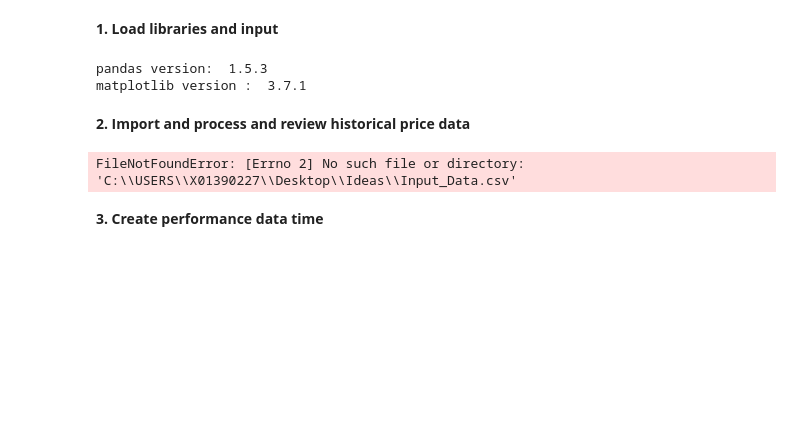
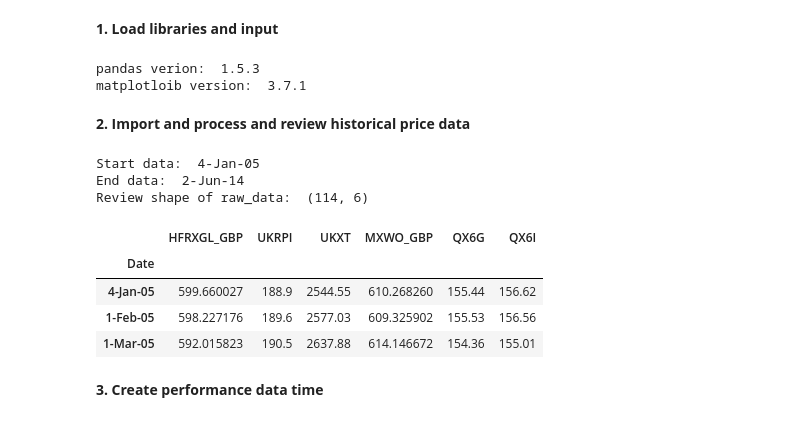
Before and after one commit to rhysdavies21/library, a Jupyter notebook: new_omega_v1.ipynb, the cells around one changed output. Cells and saved outputs as stored; diff of their text form; code cells hidden in the pictures; blank space fills up the shorter version.

```diff
--- a/new_omega_v1.ipynb
+++ b/new_omega_v1.ipynb
@@ -13,8 +13,8 @@ import matplotlib.pyplot as plt
 %matplotlib inline
 
 # Version check
-print('pandas version: ', pd.__version__)
-print('matplotlib version : ', mpl.__version__)
+print('pandas verion: ', pd.__version__)
+print('matplotloib version: ', mpl.__version__)
 
 # Create class of formats
 class color:
@@ -22,27 +22,34 @@ class color:
   UNDERLINE = '\033[4m'
   END = '\033[0m'
 # %% [output]
-pandas version:  1.5.3
-matplotlib version :  3.7.1
+pandas verion:  1.5.3
+matplotloib version:  3.7.1
 # %% [markdown]
 **2. Import and process and review historical price data**
 # %%
 # Import data from CSV
-path = r'C:\USERS\X01390227\Desktop\Ideas\Input_Data.csv'
-raw_data = pd.read_csv(path, low_memory=False)
+path = 'https://raw.githubusercontent.com/rhysdavies21/library/master/historical_financial_data_series.csv'
+raw_data = pd.read_csv(path)
 raw_data = raw_data.set_index('Date')
 
 # Review data
 start_date = raw_data.index[0]
 end_date = raw_data.index[len(raw_data)-1]
 
 print('Start data: ', start_date)
 print('End data: ', end_date)
 print('Review shape of raw_data: ', raw_data.shape)
 
 display(raw_data.head(3))
 # %% [output]
-FileNotFoundError: [Errno 2] No such file or directory: 'C:\\USERS\\X01390227\\Desktop\\Ideas\\Input_Data.csv'
+Start data:  4-Jan-05
+End data:  2-Jun-14
+Review shape of raw_data:  (114, 6)
+|  | HFRXGL_GBP | UKRPI | UKXT | MXWO_GBP | QX6G | QX6I |
+| Date |  |  |  |  |  |  |
+| 4-Jan-05 | 599.660027 | 188.9 | 2544.55 | 610.268260 | 155.44 | 156.62 |
+| 1-Feb-05 | 598.227176 | 189.6 | 2577.03 | 609.325902 | 155.53 | 156.56 |
+| 1-Mar-05 | 592.015823 | 190.5 | 2637.88 | 614.146672 | 154.36 | 155.01 |
 # %% [markdown]
 **3. Create performance data time**
 # %%
```
Also changed, not shown: parts of 5 cells of this notebook.
